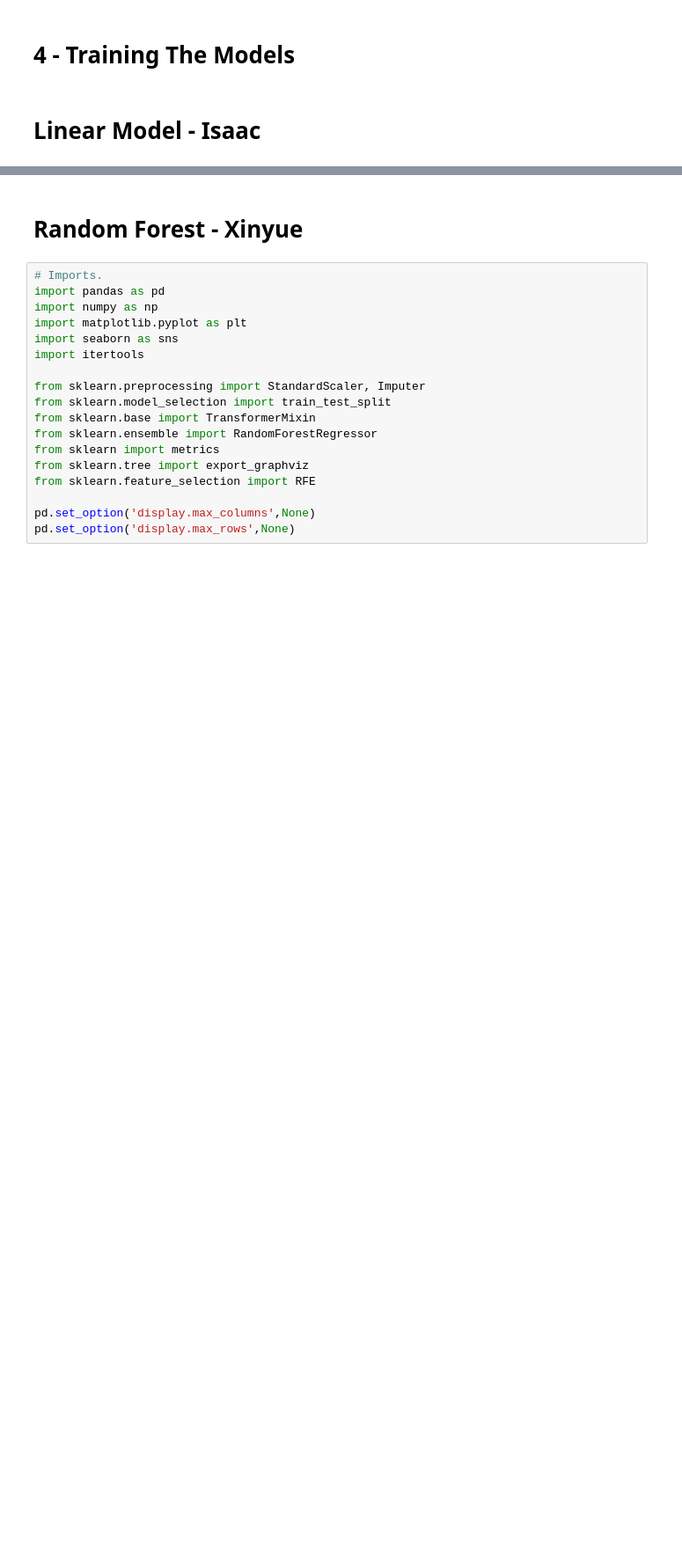
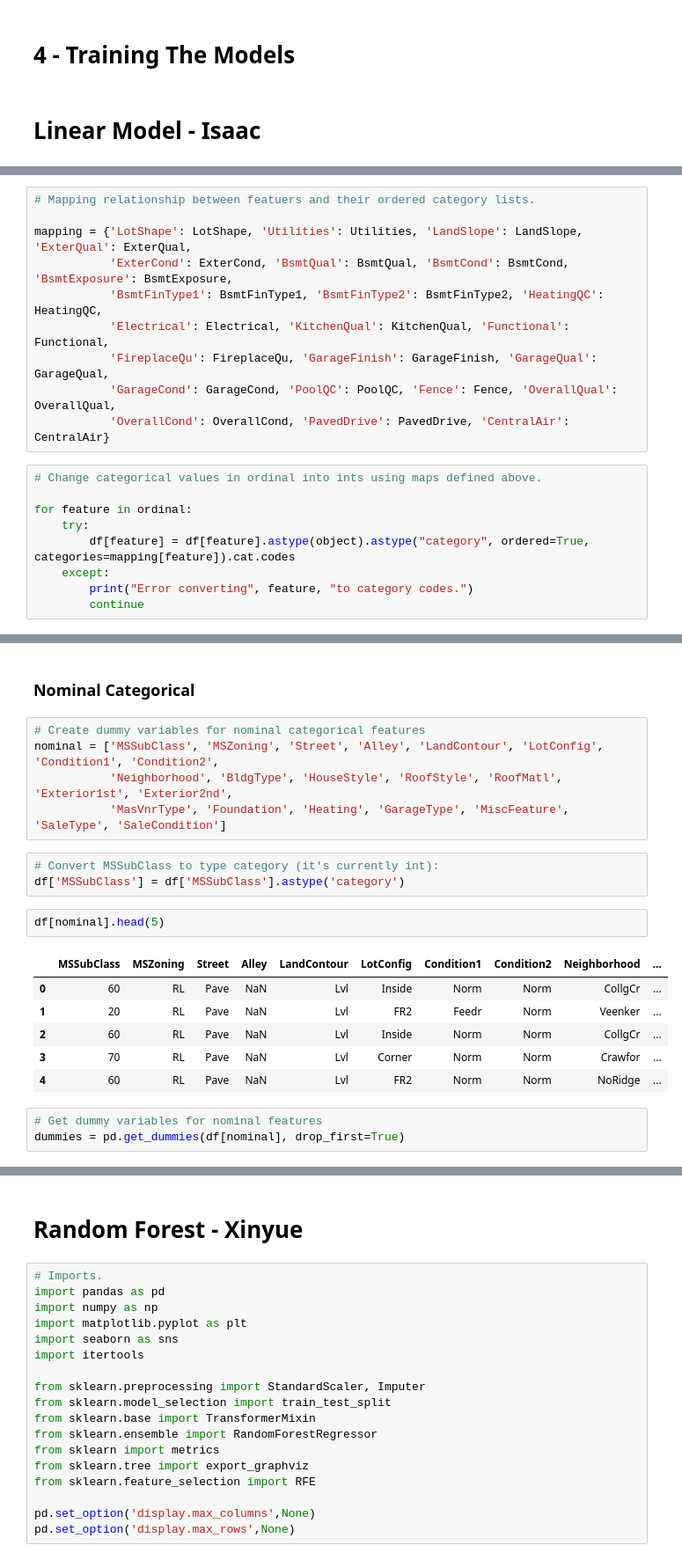
Before and after one commit to IsaacDempsey/HousingPrices, a Jupyter notebook: HousingPrices.ipynb, the cells around one changed output, grey strips where cells are left out. Shown at 88% size. Saved outputs shown, nothing was run; the diff lists cells and outputs as text; blank space fills up the shorter version.

```diff
--- a/HousingPrices.ipynb
+++ b/HousingPrices.ipynb
@@ -477,0 +932,19 @@ df_test.to_csv('CleanedTest.csv',index=False)
+# %%
+# Mapping relationship between featuers and their ordered category lists.
+
+mapping = {'LotShape': LotShape, 'Utilities': Utilities, 'LandSlope': LandSlope, 'ExterQual': ExterQual,
+           'ExterCond': ExterCond, 'BsmtQual': BsmtQual, 'BsmtCond': BsmtCond, 'BsmtExposure': BsmtExposure,
+           'BsmtFinType1': BsmtFinType1, 'BsmtFinType2': BsmtFinType2, 'HeatingQC': HeatingQC,
+           'Electrical': Electrical, 'KitchenQual': KitchenQual, 'Functional': Functional,
+           'FireplaceQu': FireplaceQu, 'GarageFinish': GarageFinish, 'GarageQual': GarageQual,
+           'GarageCond': GarageCond, 'PoolQC': PoolQC, 'Fence': Fence, 'OverallQual': OverallQual,
+           'OverallCond': OverallCond, 'PavedDrive': PavedDrive, 'CentralAir': CentralAir}
+# %%
+# Change categorical values in ordinal into ints using maps defined above.
+
+for feature in ordinal:
+    try:
+        df[feature] = df[feature].astype(object).astype("category", ordered=True, categories=mapping[feature]).cat.codes
+    except:
+        print("Error converting", feature, "to category codes.")
+        continue
@@ -477,0 +979,22 @@ df_test.to_csv('CleanedTest.csv',index=False)
+# %% [markdown]
+### Nominal Categorical
+# %%
+# Create dummy variables for nominal categorical features
+nominal = ['MSSubClass', 'MSZoning', 'Street', 'Alley', 'LandContour', 'LotConfig', 'Condition1', 'Condition2',
+           'Neighborhood', 'BldgType', 'HouseStyle', 'RoofStyle', 'RoofMatl', 'Exterior1st', 'Exterior2nd',
+           'MasVnrType', 'Foundation', 'Heating', 'GarageType', 'MiscFeature', 'SaleType', 'SaleCondition']
+# %%
+# Convert MSSubClass to type category (it's currently int):
+df['MSSubClass'] = df['MSSubClass'].astype('category')
+# %%
+df[nominal].head(5)
+# %% [output]
+|  | MSSubClass | MSZoning | Street | Alley | LandContour | LotConfig | Condition1 | Condition2 | Neighborhood | ... |
+| 0 | 60 | RL | Pave | NaN | Lvl | Inside | Norm | Norm | CollgCr | ... |
+| 1 | 20 | RL | Pave | NaN | Lvl | FR2 | Feedr | Norm | Veenker | ... |
+| 2 | 60 | RL | Pave | NaN | Lvl | Inside | Norm | Norm | CollgCr | ... |
+| 3 | 70 | RL | Pave | NaN | Lvl | Corner | Norm | Norm | Crawfor | ... |
+| 4 | 60 | RL | Pave | NaN | Lvl | FR2 | Norm | Norm | NoRidge | ... |
+# %%
+# Get dummy variables for nominal features
+dummies = pd.get_dummies(df[nominal], drop_first=True)
```
Also changed, not shown: parts of 88 cells of this notebook.
